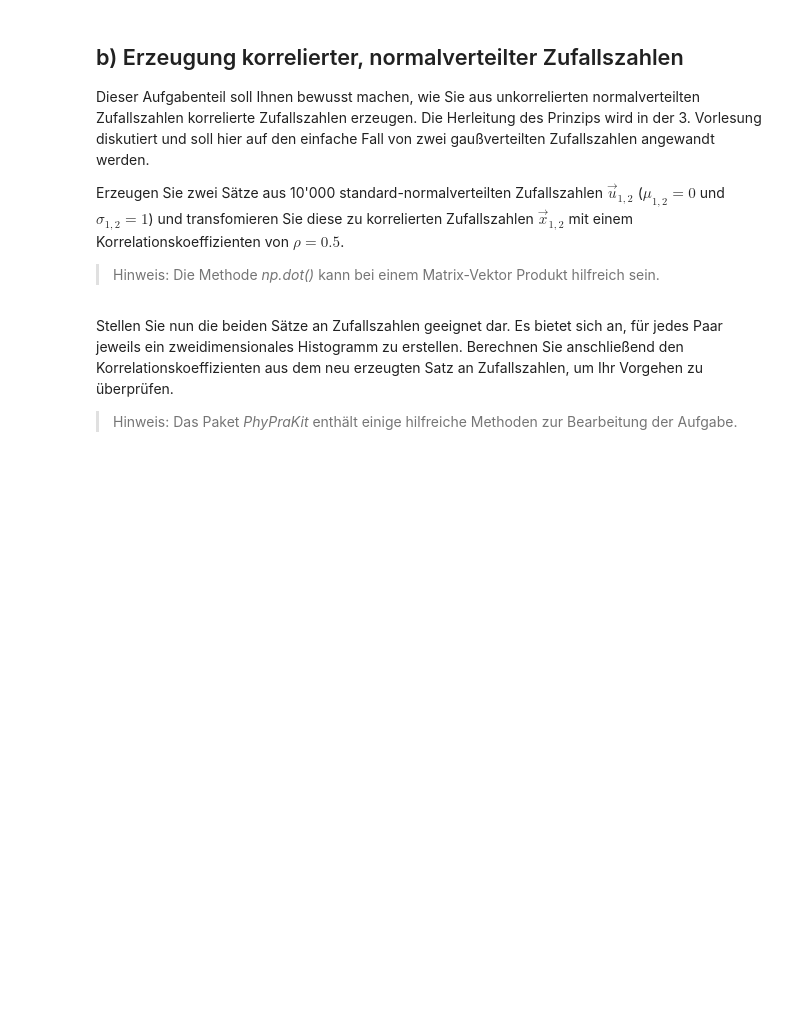
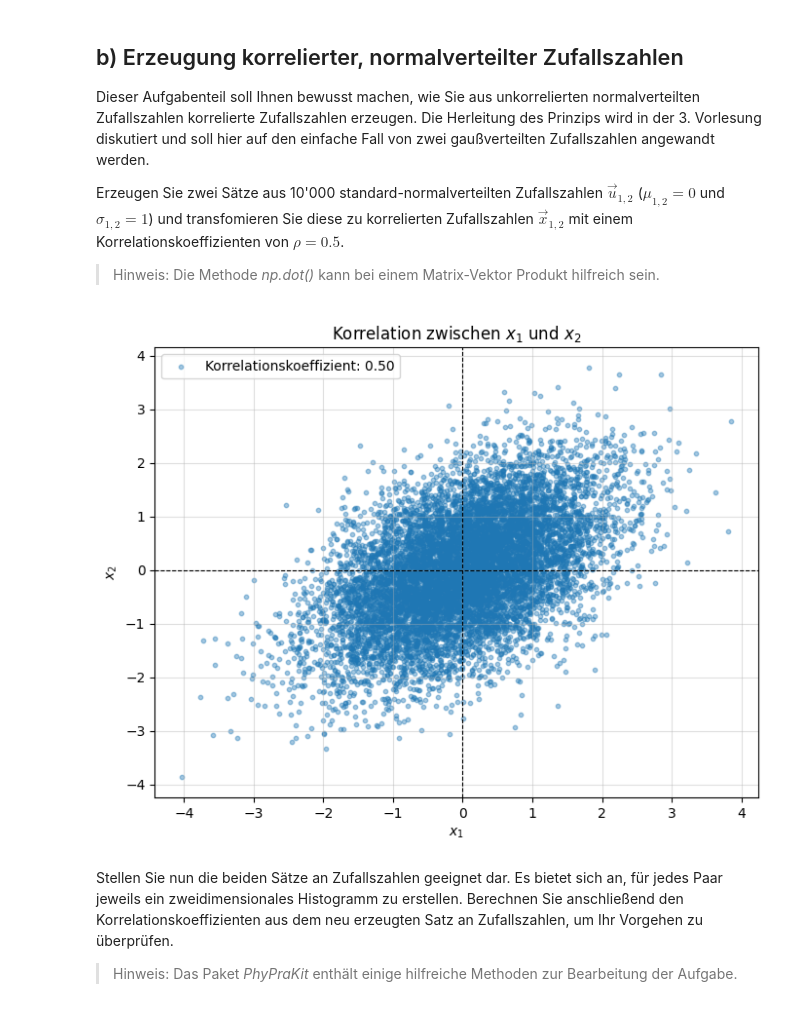
Before and after one commit to AlFa-Tier/Uni_codes, a Jupyter notebook: Stat. Datenauswertung/AufgabenBlätter/Blatt02.ipynb, the cells around one changed output. Drawn from its saved outputs; the diff is of its cells as text; code cells hidden in the pictures; blank space fills up the shorter version.

```diff
--- a/Stat. Datenauswertung/AufgabenBlätter/Blatt02.ipynb
+++ b/Stat. Datenauswertung/AufgabenBlätter/Blatt02.ipynb
@@ -203,3 +232,29 @@ Erzeugen Sie zwei Sätze aus 10'000 standard-normalverteilten Zufallszahlen $\ve
+# %%
+# implement transformation
+sample = 10000
+u1 = np.random.normal(0,1,sample)
+u2 = np.random.normal(0,1,sample)
+rho = 0.5
+
+x1 = u1
+x2 = rho*x1+np.sqrt(1-np.pow(rho,2))*u2
+
+# Überprüfung der Korrelation
+correlation_matrix = np.corrcoef(x1, x2)[0, 1]
+
+# Scatterplot der korrelierten Zufallszahlen
+plt.figure(figsize=(8, 6))
+plt.scatter(x1, x2, alpha=0.4, s=10, label=f"Korrelationskoeffizient: {correlation_matrix:.2f}")
+plt.title("Korrelation zwischen $x_1$ und $x_2$")
+plt.xlabel("$x_1$")
+plt.ylabel("$x_2$")
+plt.axhline(0, color='black', linewidth=0.8, linestyle='--')
+plt.axvline(0, color='black', linewidth=0.8, linestyle='--')
+plt.grid(alpha=0.4)
+plt.legend()
+plt.show()
+# %% [output]
+[figure, added]
 # %% [markdown]
 Stellen Sie nun die beiden Sätze an Zufallszahlen geeignet dar. Es bietet sich an, für jedes Paar jeweils ein zweidimensionales Histogramm zu erstellen. Berechnen Sie anschließend den Korrelationskoeffizienten aus dem neu erzeugten Satz an Zufallszahlen, um Ihr Vorgehen zu überprüfen.
 > Hinweis: Das Paket *PhyPraKit* enthält einige hilfreiche Methoden zur Bearbeitung der Aufgabe.
```
Also changed, not shown: parts of 9 cells of this notebook, 1 other file.
